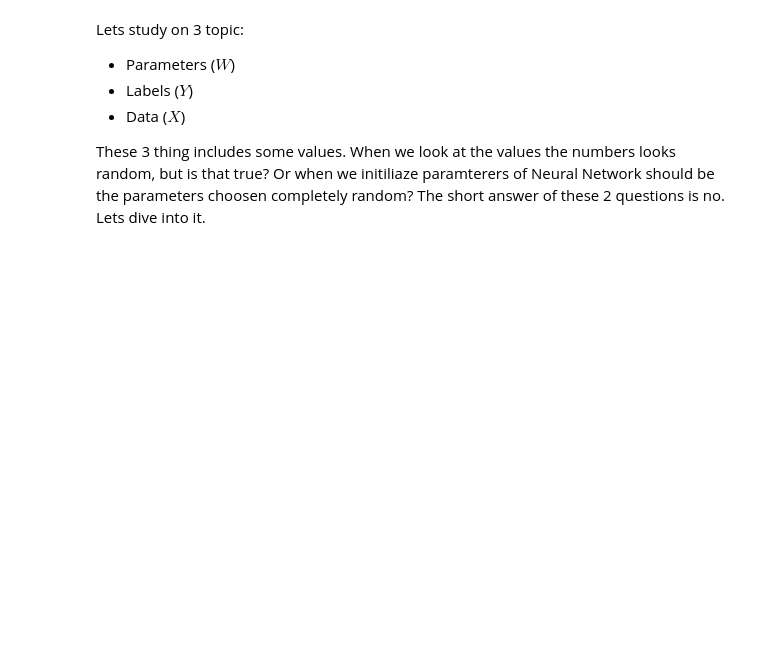
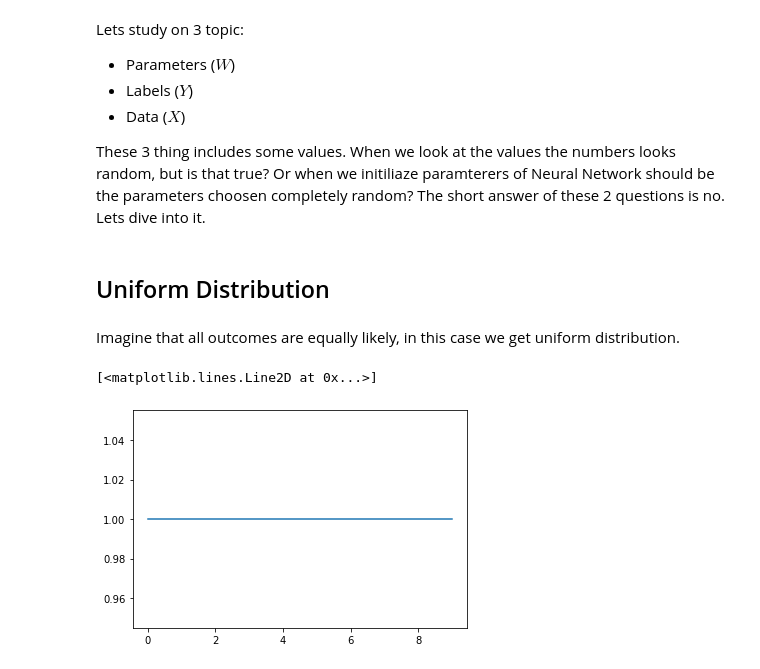
Before and after one commit to Oguzhanercan/Deep-Learning-Lecture-2021-2022-First-Term, a Jupyter notebook: lecture-materials/week0.ipynb, the cells around one changed output. Drawn from its saved outputs; the diff is of its cells as text; code cells hidden in the pictures; blank space fills up the shorter version.

```diff
--- a/lecture-materials/week0.ipynb
+++ b/lecture-materials/week0.ipynb
@@ -32,3 +34,12 @@ Lets study on 3 topic:
 * Data ($X$)
 
 These 3 thing includes some values. When we look at the values the numbers looks random, but is that true? Or when we initiliaze paramterers of Neural Network should be the parameters choosen completely random? The short answer of these 2 questions is no. Lets dive into it.
+# %% [markdown]
+## Uniform Distribution
+# %% [markdown]
+Imagine that all outcomes are equally likely, in this case we get uniform distribution.
+# %%
+plt.plot(np.arange(10),np.ones(10))
+# %% [output]
+[<matplotlib.lines.Line2D at 0x...>]
+[figure, added]
```
Also changed, not shown: parts of 24 cells of this notebook.
